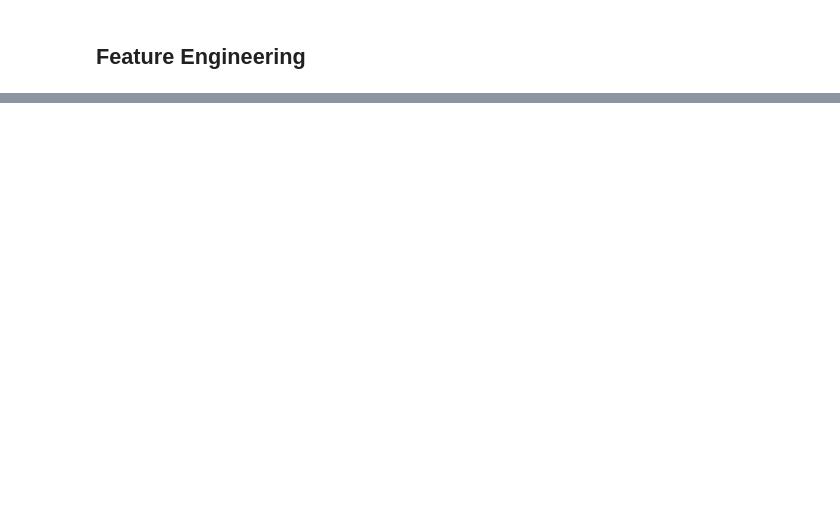
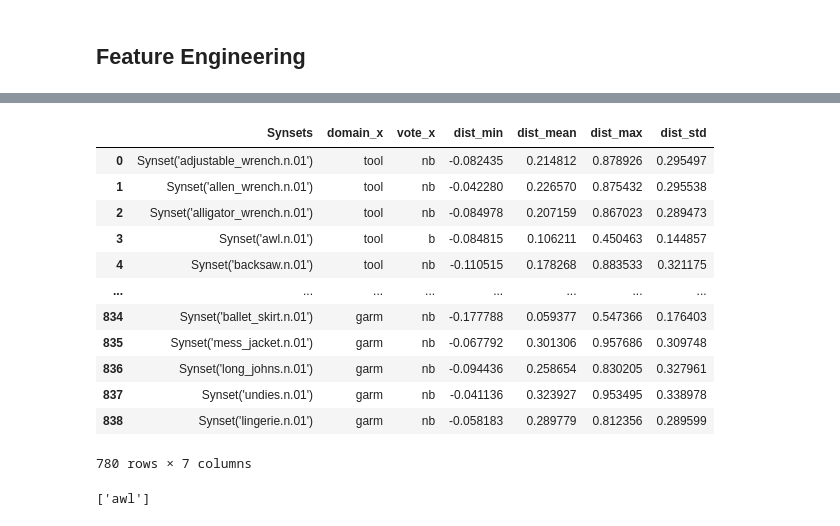
Before and after one commit to DanferWang/Basic_Level_work, a Jupyter notebook: Word2Vec/pretrained_w2v.ipynb, the cells around one changed output, grey strips where cells are left out. Cells and saved outputs as stored; diff of their text form; code cells hidden in the pictures; blank space fills up the shorter version.

```diff
--- a/Word2Vec/pretrained_w2v.ipynb
+++ b/Word2Vec/pretrained_w2v.ipynb
@@ -127,6 +127,13 @@ data
 | 837 | Synset('undies.n.01') | garm | 1 | 0 | 0.0 | 1.158120 | ... |
 | 838 | Synset('lingerie.n.01') | garm | 1 | 2 | 0.0 | 1.052836 | ... |
 839 rows × 30 columns
+# %%
+def flatten(list):
+    new = []
+    for in_list in list:
+        for item in in_list:
+            new.append(item)
+    return new
 # %% [markdown]
 ### test how many multiwords ngrams are not in the vocubulary of  conceptnet_300
 # %%
@@ -273 +316,62 @@ data_elimination
+# %%
+# for elimination
+## distance
+def expand(df):
+    dist = list()
+    record = df['Synsets']
+    synset = wn.synset(record[8:-2])
+    hyper = list(set([i for i in synset.closure(lambda s:s.hypernyms())]))
+    hyper_lemmas = [syn.lemmas() for syn in hyper]
+    hyper_lemmas = flatten(hyper_lemmas)
+    hyper_lemmas = [lemma.name() for lemma in hyper_lemmas]
+    concept_norms = [x.name() for x in synset.lemmas()]
+    for norm_item in concept_norms:
+        norm_item = norm_item.lower()
+        for hyper_lemma in hyper_lemmas:
+            hyper_lemma = hyper_lemma.lower()
+            try:
+                distance = conceptnet_300_1908.wv.similarity(norm_item, hyper_lemma)
+                dist.append(distance)
+            except KeyError:
+                pass
+    try:
+        min = np.min(dist)
+        mean = np.mean(dist)
+        max = np.max(dist)
+        if min == max:
+            std = 0
+        else:
+            std = np.std(dist)
+        res = [min, mean, max, std]
+    except:
+        res = np.nan
+    return res
+
+data_distance = data.copy()
+data_distance[['dist_min', 'dist_mean', 'dist_max', 'dist_std']] = data.apply(expand, axis=1, result_type='expand')
+data_distance = data_distance.dropna(axis=0, how='any')
+
+look = ['Synsets', 'domain_x', 'vote_x', 'dist_min', 'dist_mean', 'dist_max', 'dist_std']
+data_distance[look]
+# %% [output]
+|  | Synsets | domain_x | vote_x | dist_min | dist_mean | dist_max | dist_std |
+| 0 | Synset('adjustable_wrench.n.01') | tool | nb | -0.082435 | 0.214812 | 0.878926 | 0.295497 |
+| 1 | Synset('allen_wrench.n.01') | tool | nb | -0.042280 | 0.226570 | 0.875432 | 0.295538 |
+| 2 | Synset('alligator_wrench.n.01') | tool | nb | -0.084978 | 0.207159 | 0.867023 | 0.289473 |
+| 3 | Synset('awl.n.01') | tool | b | -0.084815 | 0.106211 | 0.450463 | 0.144857 |
+| 4 | Synset('backsaw.n.01') | tool | nb | -0.110515 | 0.178268 | 0.883533 | 0.321175 |
+| ... | ... | ... | ... | ... | ... | ... | ... |
+| 834 | Synset('ballet_skirt.n.01') | garm | nb | -0.177788 | 0.059377 | 0.547366 | 0.176403 |
+| 835 | Synset('mess_jacket.n.01') | garm | nb | -0.067792 | 0.301306 | 0.957686 | 0.309748 |
+| 836 | Synset('long_johns.n.01') | garm | nb | -0.094436 | 0.258654 | 0.830205 | 0.327961 |
+| 837 | Synset('undies.n.01') | garm | nb | -0.041136 | 0.323927 | 0.953495 | 0.338978 |
+| 838 | Synset('lingerie.n.01') | garm | nb | -0.058183 | 0.289779 | 0.812356 | 0.289599 |
+780 rows × 7 columns
+# %%
+distance = data_distance.loc[data_distance['norm']=='awl']
+record = distance['Synsets'].iloc[0]
+synset = wn.synset(record[8:-2])
+[x.name() for x in synset.lemmas()]
+# %% [output]
+['awl']
 # %%
```
Also changed, not shown: parts of 9 cells of this notebook, 15 other files.
